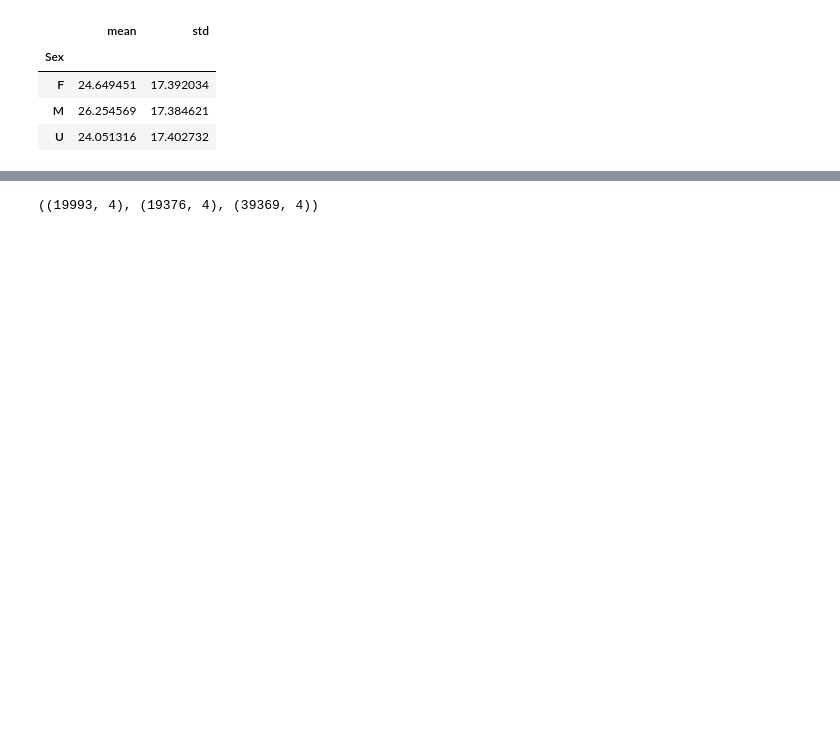
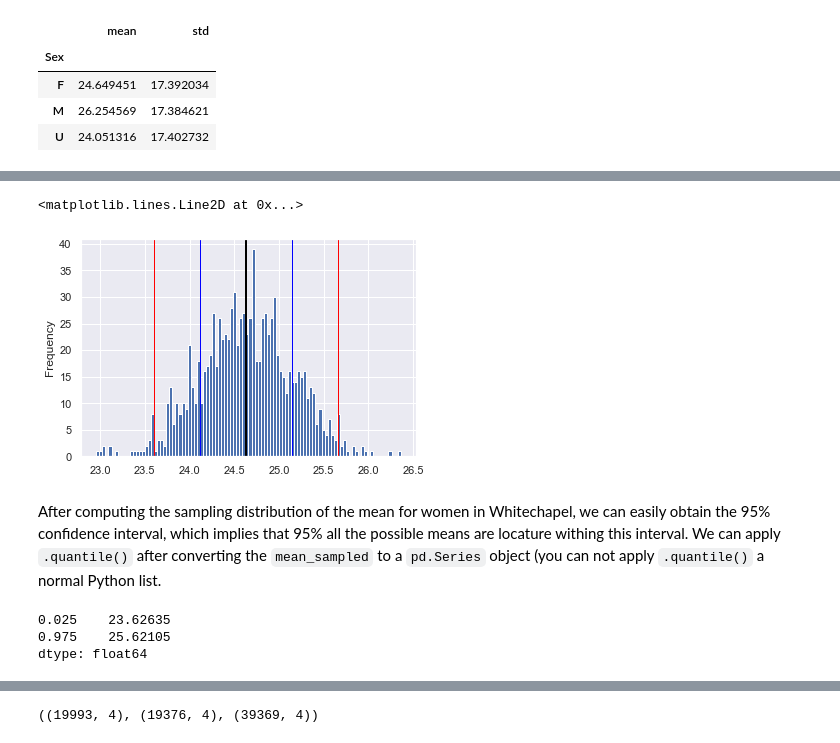
Before and after one commit to kasparvonbeelen/ghi_python, a Jupyter notebook: 10_-_Hypothesis_Testing.ipynb, the cells around one changed output, grey strips where cells are left out. Cells and saved outputs as stored; diff of their text form; code cells hidden in the pictures; blank space fills up the shorter version.

```diff
--- a/10_-_Hypothesis_Testing.ipynb
+++ b/10_-_Hypothesis_Testing.ipynb
@@ -291,0 +231,26 @@ Let's implement this procedure in code. First we create three data frames, in th
+# %%
+mean_sampled = []
+for _ in range(1000): # repeat code in block below 1000 times
+    sample = df_sub_F['Age'].sample(1000) # randomly sample 1000 observations
+    mean_sampled.append(sample.mean()) # append mean of subsample
+ax = pd.Series(mean_sampled).plot(kind='hist',bins=100) # plot the sampling distribution a statistic
+
+sdist_mean = pd.Series(mean_sampled).mean()
+sdist_std = pd.Series(mean_sampled).std()
+
+ax.axvline(x = sdist_mean, color='black', lw=2) # plot mean of distribution of the sampling statistic
+ax.axvline(x = sdist_mean + sdist_std, color='blue', lw=1) # plot line one standard deviation from the mean
+ax.axvline(x = sdist_mean - sdist_std, color='blue', lw=1) # plot line one standard deviation from the mean
+ax.axvline(x = sdist_mean + (2*sdist_std), color='red', lw=1) # plot line two standard deviations from the mean
+ax.axvline(x = sdist_mean - (2*sdist_std), color='red', lw=1) # plot line two standard deviations from the mean
+# %% [output]
+<matplotlib.lines.Line2D at 0x...>
+[figure, added]
+# %% [markdown]
+After computing the sampling distribution of the mean for women in Whitechapel, we can easily obtain the 95% confidence interval, which implies that 95% all the possible means are locature withing this interval. We can apply `.quantile()` after converting the `mean_sampled` to a `pd.Series` object (you can not apply `.quantile()` a normal Python list.
+# %%
+pd.Series(mean_sampled).quantile([0.025,0.975])
+# %% [output]
+0.025    23.62635
+0.975    25.62105
+dtype: float64
```
Also changed, not shown: parts of 77 cells of this notebook.
